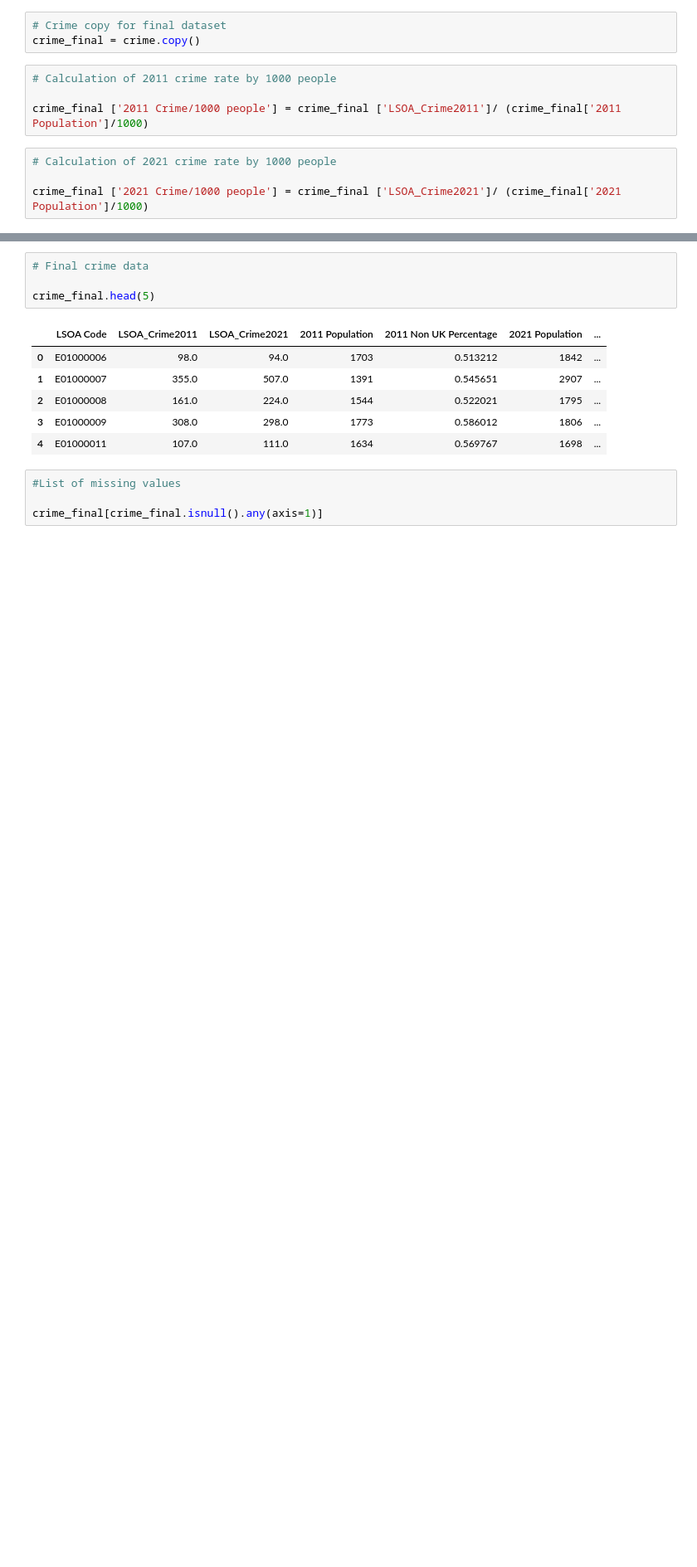
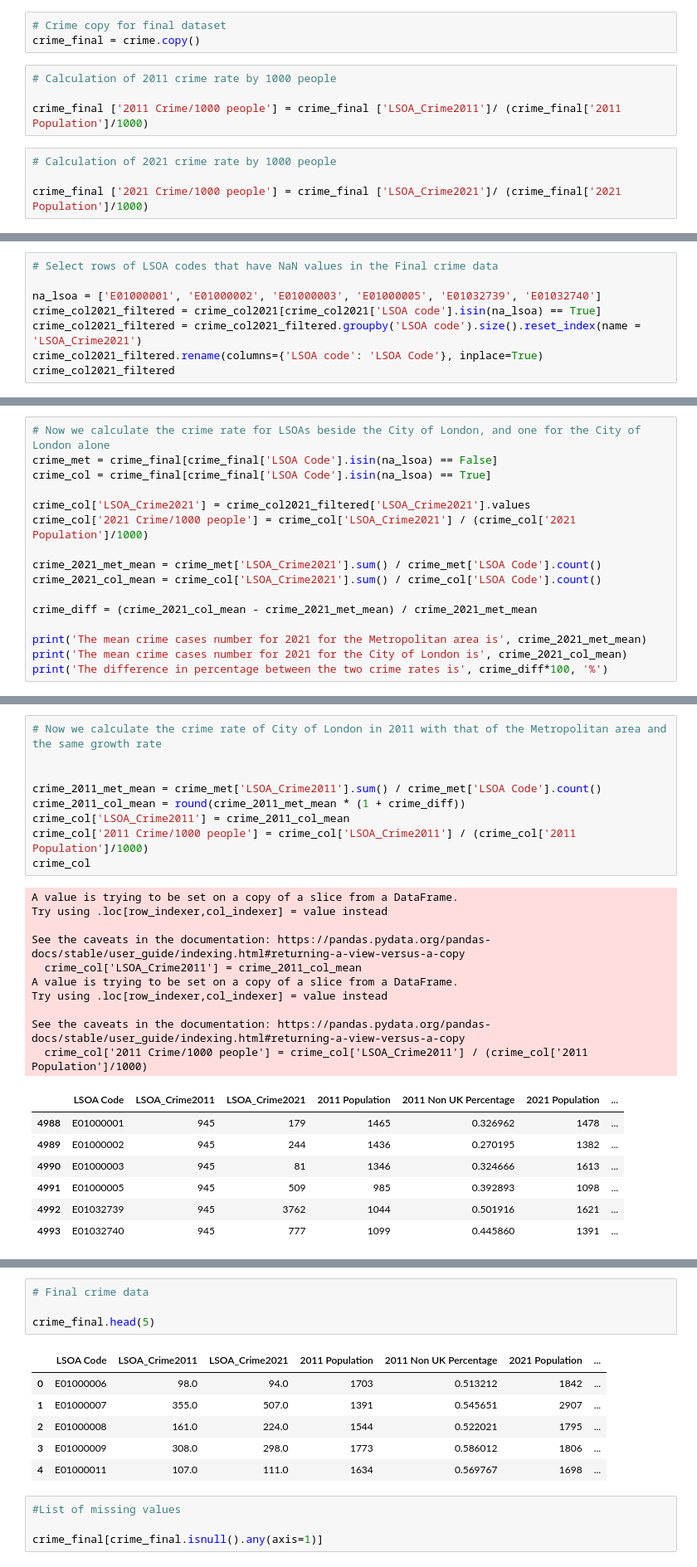
Before and after one commit to Saadsiddiqui100/Data-Analytics-Project, a Jupyter notebook: NCG613a_Project1.ipynb, the cells around one changed output, grey strips where cells are left out. Shown at 83% size. Saved outputs shown, nothing was run; the diff lists cells and outputs as text; blank space fills up the shorter version.

```diff
--- a/NCG613a_Project1.ipynb
+++ b/NCG613a_Project1.ipynb
@@ -162,0 +174,8 @@ crime_final ['2021 Crime/1000 people'] = crime_final ['LSOA_Crime2021']/ (crime_
+# %%
+# Select rows of LSOA codes that have NaN values in the Final crime data
+
+na_lsoa = ['E01000001', 'E01000002', 'E01000003', 'E01000005', 'E01032739', 'E01032740']
+crime_col2021_filtered = crime_col2021[crime_col2021['LSOA code'].isin(na_lsoa) == True]
+crime_col2021_filtered = crime_col2021_filtered.groupby('LSOA code').size().reset_index(name = 'LSOA_Crime2021')
+crime_col2021_filtered.rename(columns={'LSOA code': 'LSOA Code'}, inplace=True)
+crime_col2021_filtered
@@ -162,0 +190,16 @@ crime_final ['2021 Crime/1000 people'] = crime_final ['LSOA_Crime2021']/ (crime_
+# %%
+# Now we calculate the crime rate for LSOAs beside the City of London, and one for the City of London alone
+crime_met = crime_final[crime_final['LSOA Code'].isin(na_lsoa) == False]
+crime_col = crime_final[crime_final['LSOA Code'].isin(na_lsoa) == True]
+
+crime_col['LSOA_Crime2021'] = crime_col2021_filtered['LSOA_Crime2021'].values
+crime_col['2021 Crime/1000 people'] = crime_col['LSOA_Crime2021'] / (crime_col['2021 Population']/1000)
+
+crime_2021_met_mean = crime_met['LSOA_Crime2021'].sum() / crime_met['LSOA Code'].count()
+crime_2021_col_mean = crime_col['LSOA_Crime2021'].sum() / crime_col['LSOA Code'].count()
+
+crime_diff = (crime_2021_col_mean - crime_2021_met_mean) / crime_2021_met_mean
+
+print('The mean crime cases number for 2021 for the Metropolitan area is', crime_2021_met_mean)
+print('The mean crime cases number for 2021 for the City of London is', crime_2021_col_mean)
+print('The difference in percentage between the two crime rates is', crime_diff*100, '%')
@@ -162,0 +220,27 @@ crime_final ['2021 Crime/1000 people'] = crime_final ['LSOA_Crime2021']/ (crime_
+# %%
+# Now we calculate the crime rate of City of London in 2011 with that of the Metropolitan area and the same growth rate
+
+
+crime_2011_met_mean = crime_met['LSOA_Crime2011'].sum() / crime_met['LSOA Code'].count()
+crime_2011_col_mean = round(crime_2011_met_mean * (1 + crime_diff))
+crime_col['LSOA_Crime2011'] = crime_2011_col_mean
+crime_col['2011 Crime/1000 people'] = crime_col['LSOA_Crime2011'] / (crime_col['2011 Population']/1000)
+crime_col
+# %% [output]
+A value is trying to be set on a copy of a slice from a DataFrame.
+Try using .loc[row_indexer,col_indexer] = value instead
+
+See the caveats in the documentation: https://pandas.pydata.org/pandas-docs/stable/user_guide/indexing.html#returning-a-view-versus-a-copy
+  crime_col['LSOA_Crime2011'] = crime_2011_col_mean
+A value is trying to be set on a copy of a slice from a DataFrame.
+Try using .loc[row_indexer,col_indexer] = value instead
+
+See the caveats in the documentation: https://pandas.pydata.org/pandas-docs/stable/user_guide/indexing.html#returning-a-view-versus-a-copy
+  crime_col['2011 Crime/1000 people'] = crime_col['LSOA_Crime2011'] / (crime_col['2011 Population']/1000)
+|  | LSOA Code | LSOA_Crime2011 | LSOA_Crime2021 | 2011 Population | 2011 Non UK Percentage | 2021 Population | ... |
+| 4988 | E01000001 | 945 | 179 | 1465 | 0.326962 | 1478 | ... |
+| 4989 | E01000002 | 945 | 244 | 1436 | 0.270195 | 1382 | ... |
+| 4990 | E01000003 | 945 | 81 | 1346 | 0.324666 | 1613 | ... |
+| 4991 | E01000005 | 945 | 509 | 985 | 0.392893 | 1098 | ... |
+| 4992 | E01032739 | 945 | 3762 | 1044 | 0.501916 | 1621 | ... |
+| 4993 | E01032740 | 945 | 777 | 1099 | 0.445860 | 1391 | ... |
```
Also changed, not shown: parts of 4 cells of this notebook.
